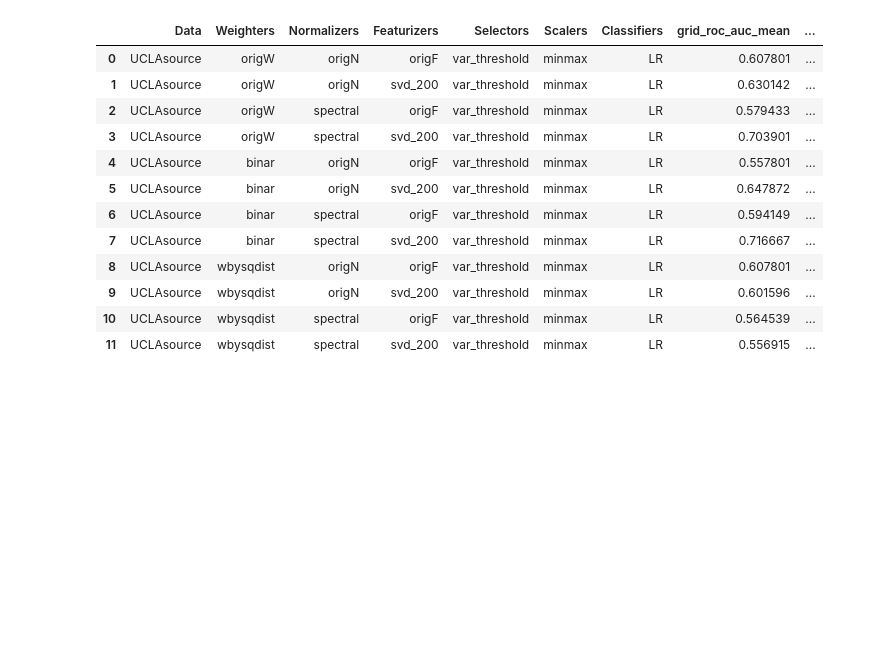
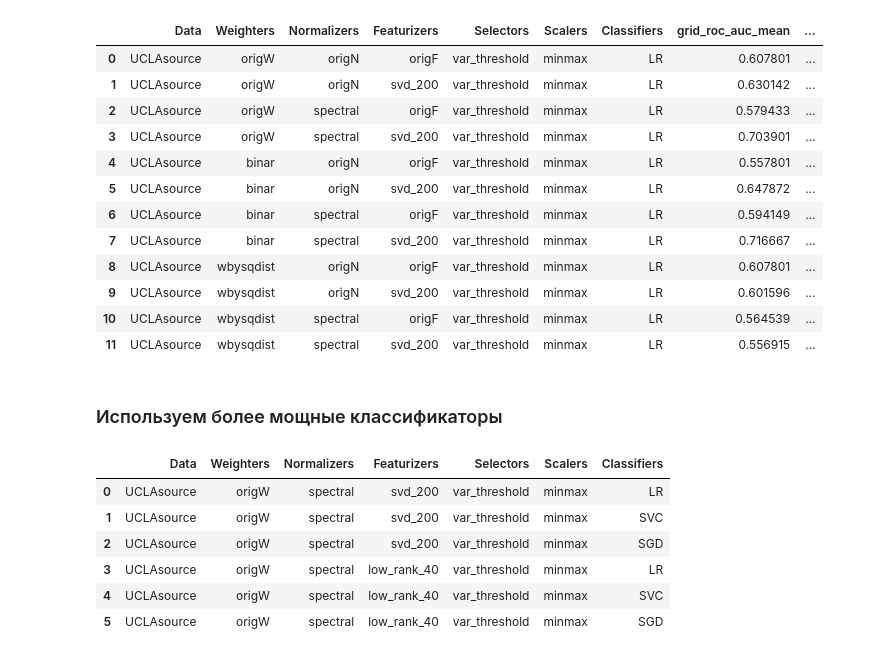
Before and after one commit to Tismoney/PRNI2016, a Jupyter notebook: LowRankAlgoritm.ipynb, the cells around one changed output. Drawn from its saved outputs; the diff is of its cells as text; code cells hidden in the pictures; blank space fills up the shorter version.

```diff
--- a/LowRankAlgoritm.ipynb
+++ b/LowRankAlgoritm.ipynb
@@ -555,4 +555,6 @@ Line: 12/12
 | 9 | UCLAsource | wbysqdist | origN | svd_200 | var_threshold | minmax | LR | 0.601596 | ... |
 | 10 | UCLAsource | wbysqdist | spectral | origF | var_threshold | minmax | LR | 0.564539 | ... |
 | 11 | UCLAsource | wbysqdist | spectral | svd_200 | var_threshold | minmax | LR | 0.556915 | ... |
+# %% [markdown]
+### Используем более мощные классификаторы
 # %%
@@ -597,26 +577,24 @@ eval_cv = StratifiedKFold(n_splits=10,
                           shuffle=True,
                           random_state=1)
 
-data = [('UCLAsource', Transformer(get_autism)),
-        #('UCLAbaseline', Transformer(get_baseline))
-       ]
+data = [('UCLAsource', Transformer(get_autism))]
 
 #Only low_rank
 weighters = [('origW', Transformer(orig)),
-             ('binar', Transformer(binar_norm)),
-             ('wbysqdist', Transformer(wbysqdist)),
+             #('binar', Transformer(binar_norm)),
+             #('wbysqdist', Transformer(wbysqdist)),
             ]
 
 
-normalizers = [('origN', Transformer(orig)),
+normalizers = [#('origN', Transformer(orig)),
                ('spectral', Transformer(spectral_norm))
               ]
 
-featurizers = [('origF', Transformer(orig_vec, collect=['X_vec'])),
-               #('degrees', Transformer(degrees, collect=['degrees']))
-               ('low_rank_10', Transformer(matrix_eig_10, collect=['X_vec'])),
-               ('low_rank_30', Transformer(matrix_eig_30, collect=['X_vec'])),
-               ('low_rank_50', Transformer(matrix_eig_50, collect=['X_vec']))]
+featurizers = [#('origF', Transformer(orig_vec, collect=['X_vec'])),
+               #('svd_150', Transformer(matrix_svd_150, collect=['X_vec'])),
+               ('svd_200', Transformer(matrix_svd_200, collect=['X_vec'])),
+               ('low_rank_40', Transformer(matrix_eig_40, collect=['X_vec'])),
+               ]
 
 selectors = [('var_threshold', VarianceThreshold())]
 
@@ -626,9 +604,9 @@ scalers = [('minmax', MinMaxScaler()),
 #For tests, don`t use XGB, it needs a lot of time
 classifiers = [('LR', LogisticRegression()),
                #('RF', RandomForestClassifier()),
-               #('SVC', SVC()),
+               ('SVC', SVC()),
                #('XGB', XGBClassifier(nthread=1)),
-               #('SGD', SGDClassifier())
+               ('SGD', SGDClassifier())
               ]
 
 steps = [('Data', data),
@@ -639,9 +617,8 @@ steps = [('Data', data),
          ('Scalers', scalers),
          ('Classifiers', classifiers)]
 
-banned_combos = ['''
-                 ('UCLAsource', 'origN'),
-                 ('UCLAsource', 'origF'),
+banned_combos = [#('UCLAsource', 'origN'),
+                 #('UCLAsource', 'origF'),
                  ('UCLAbaseline', 'degrees'),
                  ('UCLAbaseline', 'binar'),
                  ('UCLAbaseline', 'wbysqdist'),
@@ -651,10 +628,7 @@ banned_combos = ['''
                  ('SVC', 'origS'),
                  ('SGD', 'origS'),
                  ('RF', 'minmax'),
-                 ('XGB', 'minmax')
-                 '''
-
-                 ]
+                 ('XGB', 'minmax')]
 
 param_grid = dict(
     LR=dict(
@@ -668,32 +642,40 @@ param_grid = dict(
         loss=['hinge', 'log', 'modified_huber'],
         n_iter=[50, 100, 200],
         penalty=['elasticnet']
     ),
     SVC=dict(
         C=[0.0005, 0.001, 0.005, 0.01] + [i*0.05 for i in range(1,11)],
         degree=[2, 3, 4],
         kernel=['linear', 'poly', 'rbf', 'sigmoid'],
         max_iter=[50, 100, 150],
     ),
     RF=dict(
         criterion=['entropy', 'gini'],
         max_depth=[3, 5, 7, 10, 20],
         max_features=['log2', 'sqrt'] + [0.001, 0.005, 0.01, 0.05, 0.1, 0.25, 0.5, 1.0],
         n_estimators=[10, 50, 100, 200, 500]
     ),
     XGB=dict(
         colsample_bytree=[0.01] + [0.05*i for i in range(1,21)],
         learning_rate=[0.01*i for i in range(1,6)] + [0.05*i for i in range(2,11)],
         max_depth=[i for i in range(1,12)],
         n_estimators=[10, 50, 100, 200, 500],
         nthread=[1],
         reg_alpha=[0, 1],
         reg_lambda=[0, 1],
         subsample=[0.5, 0.7, 1]
     )
 )
 
 pipe = Pipeliner(steps, eval_cv=eval_cv, grid_cv=grid_cv, param_grid=param_grid, banned_combos=banned_combos)
 pipe.plan_table
+# %% [output]
+|  | Data | Weighters | Normalizers | Featurizers | Selectors | Scalers | Classifiers |
+| 0 | UCLAsource | origW | spectral | svd_200 | var_threshold | minmax | LR |
+| 1 | UCLAsource | origW | spectral | svd_200 | var_threshold | minmax | SVC |
+| 2 | UCLAsource | origW | spectral | svd_200 | var_threshold | minmax | SGD |
+| 3 | UCLAsource | origW | spectral | low_rank_40 | var_threshold | minmax | LR |
+| 4 | UCLAsource | origW | spectral | low_rank_40 | var_threshold | minmax | SVC |
+| 5 | UCLAsource | origW | spectral | low_rank_40 | var_threshold | minmax | SGD |
 # %%
 pipe.get_results('Data/dti/', caching_steps=['Data', 'Weighters', 'Normalizers', 'Featurizers'], scoring=['roc_auc'])
```
Also changed, not shown: parts of 5 cells of this notebook.
